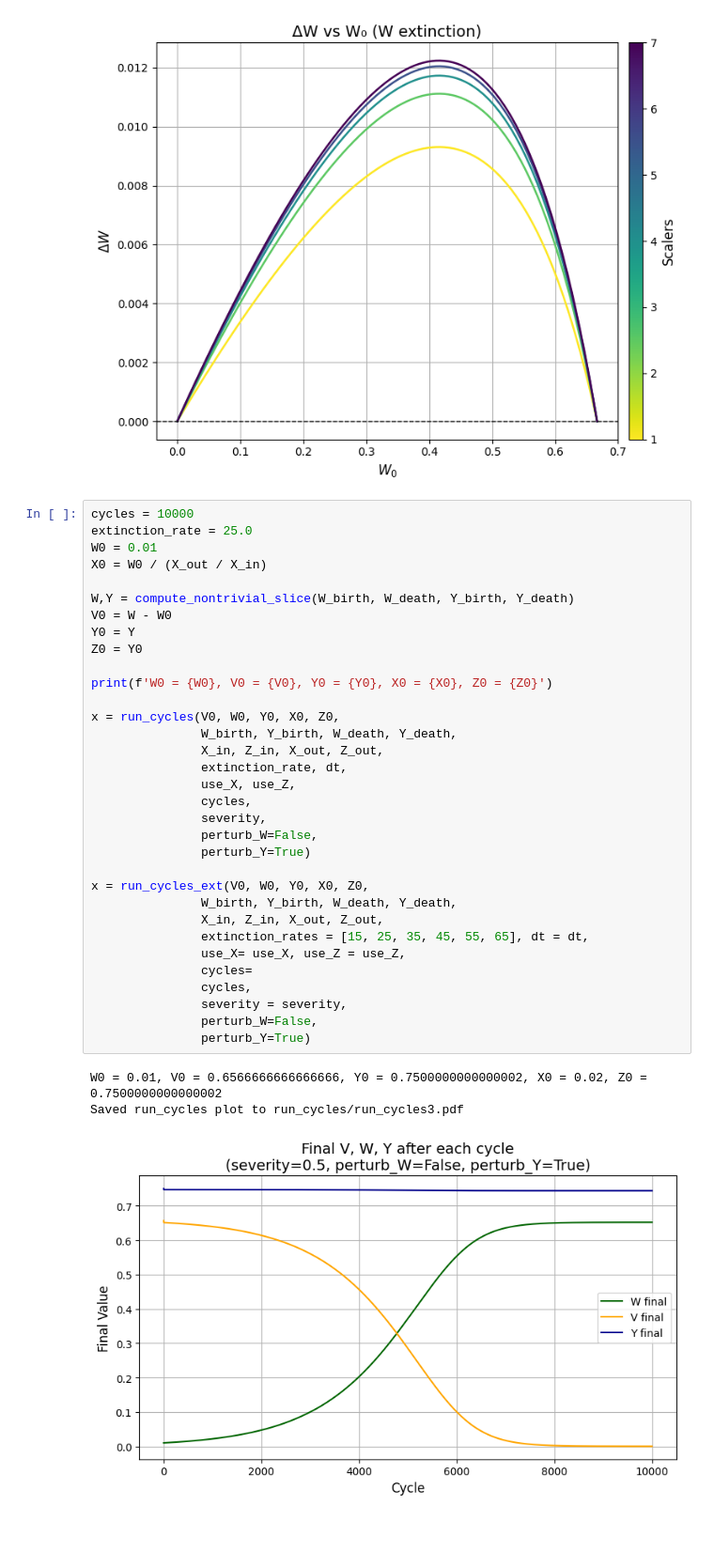
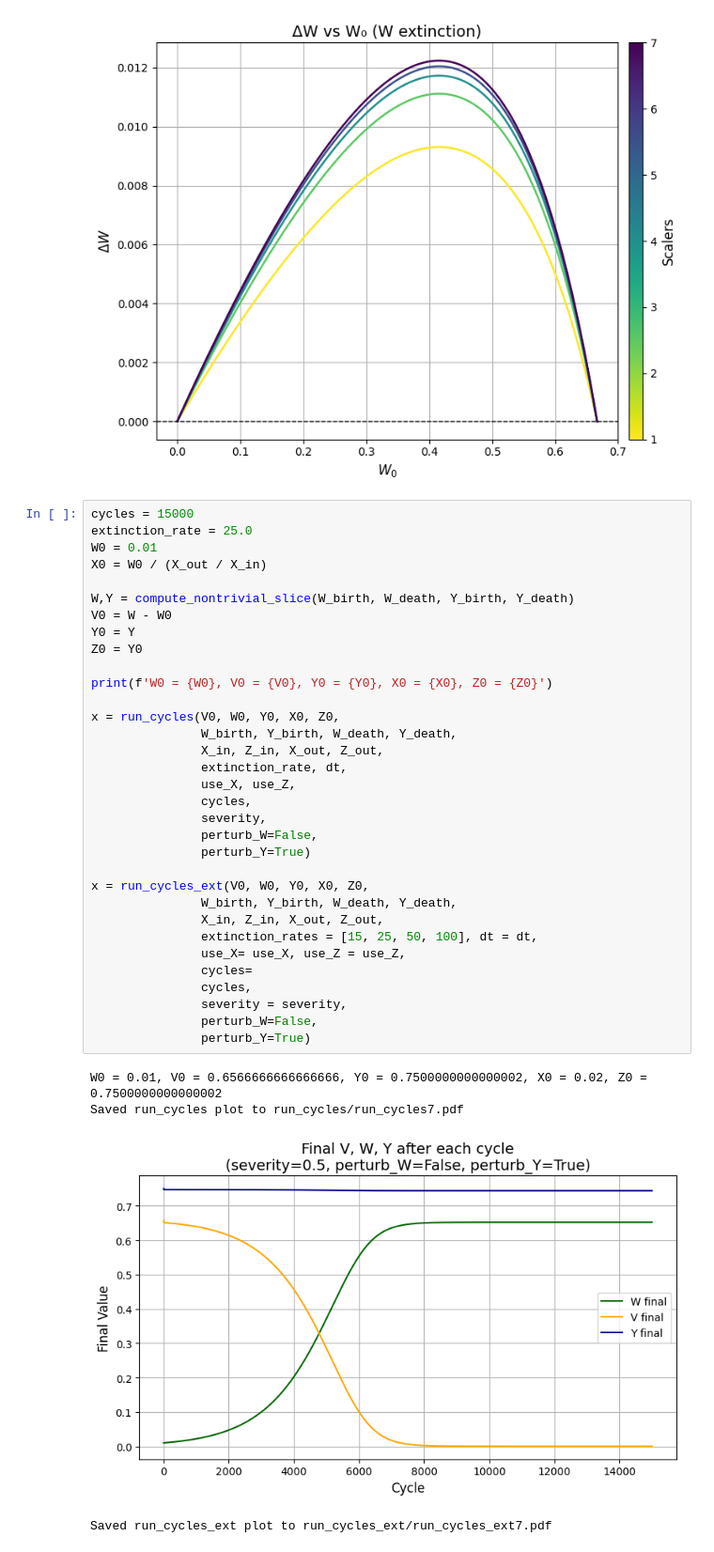
Before and after one commit to XaverWangerpohl/TwoSpeciesDormacy, a Jupyter notebook: invasion.ipynb, the cells around one changed output. Shown at 94% size. Saved outputs shown, nothing was run; the diff lists cells and outputs as text.

```diff
--- a/invasion.ipynb
+++ b/invasion.ipynb
@@ -88,39 +71,40 @@ compare_scalers(W_birth, Y_birth, W_death, Y_death,
 # %% [output]
 [figure]
 # %%
-cycles = 10000
+cycles = 15000
 extinction_rate = 25.0
 W0 = 0.01
 X0 = W0 / (X_out / X_in)
 
 W,Y = compute_nontrivial_slice(W_birth, W_death, Y_birth, Y_death)
 V0 = W - W0
 Y0 = Y
 Z0 = Y0
 
 print(f'W0 = {W0}, V0 = {V0}, Y0 = {Y0}, X0 = {X0}, Z0 = {Z0}')
 
 x = run_cycles(V0, W0, Y0, X0, Z0,
                W_birth, Y_birth, W_death, Y_death,
                X_in, Z_in, X_out, Z_out,
                extinction_rate, dt,
                use_X, use_Z,
                cycles,
                severity,
                perturb_W=False,
                perturb_Y=True)
 
 x = run_cycles_ext(V0, W0, Y0, X0, Z0,
                W_birth, Y_birth, W_death, Y_death,
                X_in, Z_in, X_out, Z_out,
-               extinction_rates = [15, 25, 35, 45, 55, 65], dt = dt,
+               extinction_rates = [15, 25, 50, 100], dt = dt,
                use_X= use_X, use_Z = use_Z,
                cycles=
                cycles,
                severity = severity,
                perturb_W=False,
                perturb_Y=True)
 # %% [output]
 W0 = 0.01, V0 = 0.6566666666666666, Y0 = 0.7500000000000002, X0 = 0.02, Z0 = 0.7500000000000002
-Saved run_cycles plot to run_cycles/run_cycles3.pdf
+Saved run_cycles plot to run_cycles/run_cycles7.pdf
-[figure, old version]
+[figure, new version]
+Saved run_cycles_ext plot to run_cycles_ext/run_cycles_ext7.pdf
```
Also changed, not shown: parts of 3 cells of this notebook, 24 other files.
